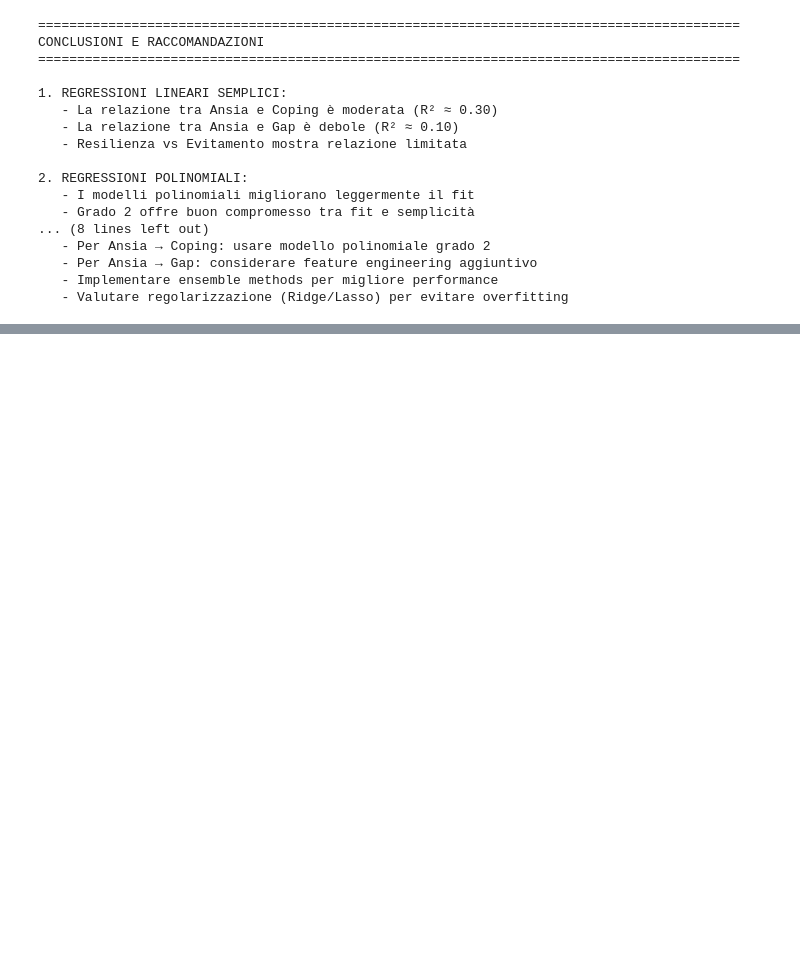
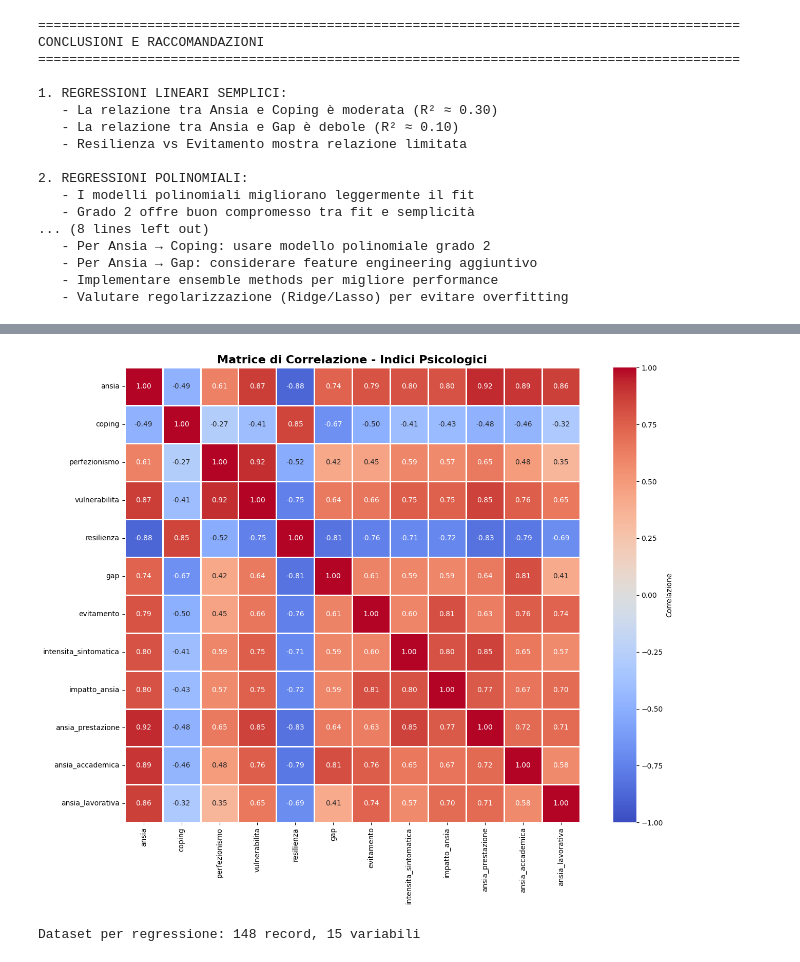
Before and after one commit to gaiacassinelli1/Project-Work, a Jupyter notebook: notebook/regressioni.ipynb, the cells around one changed output, grey strips where cells are left out. Saved outputs shown, nothing was run; the diff lists cells and outputs as text; code cells hidden in the pictures; blank space fills up the shorter version.

Commit message:
regression

```diff
--- a/notebook/regressioni.ipynb
+++ b/notebook/regressioni.ipynb
@@ -1464,0 +1465,25 @@ JSON RAG: ../WEB APP/backend/output_rag\regressioni_rag_20260423_192009.json
+# %%
+# Matrice di correlazione Pearson
+corr_matrix = df[vars_available].corr(method='pearson')
+
+# Heatmap della matrice di correlazione
+plt.figure(figsize=(14, 11))
+sns.heatmap(corr_matrix, annot=True, cmap='coolwarm', center=0,
+            fmt='.2f', square=True, linewidths=1, cbar_kws={'label': 'Correlazione'},
+            vmin=-1, vmax=1)
+plt.title('Matrice di Correlazione - Indici Psicologici', fontsize=16, fontweight='bold')
+plt.tight_layout()
+save_fig("matrice_correlazione")
+plt.show()
+# %% [output]
+[figure, added]
+# %%
+df_reg = df.copy()
+
+# eliminazione di tutte le colonne che non sono variabili numeriche o che sono 'Item_*'
+numeric_cols = df_reg.select_dtypes(include=[np.number]).columns
+df_reg = df_reg[numeric_cols]
+df_reg = df_reg[[col for col in df_reg.columns if not col.startswith('Item_')]]
+print(f"Dataset per regressione: {df_reg.shape[0]} record, {df_reg.shape[1]} variabili")
+# %% [output]
+Dataset per regressione: 148 record, 15 variabili
```
Also changed, not shown: parts of 47 cells of this notebook, 4 other files.
